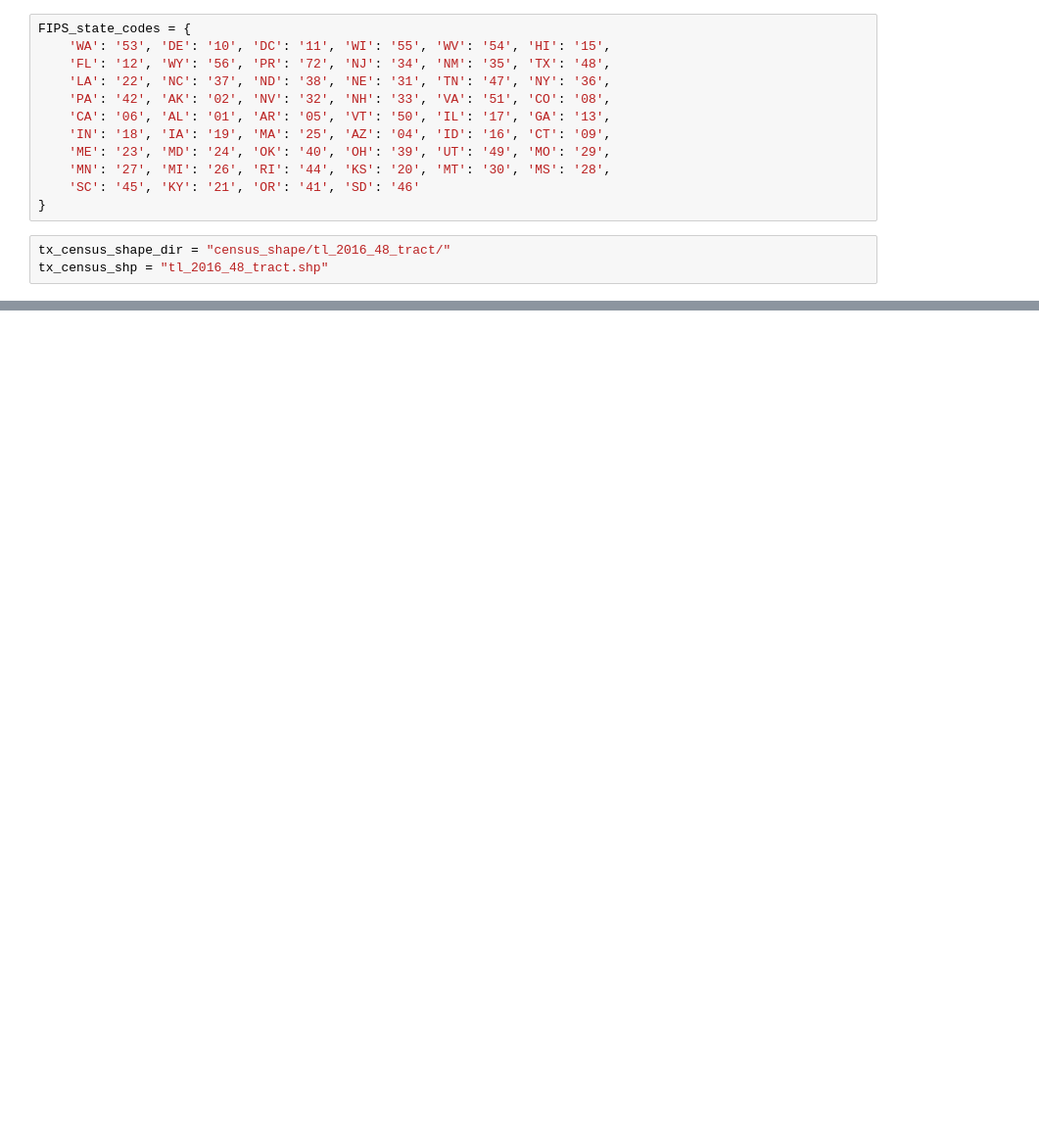
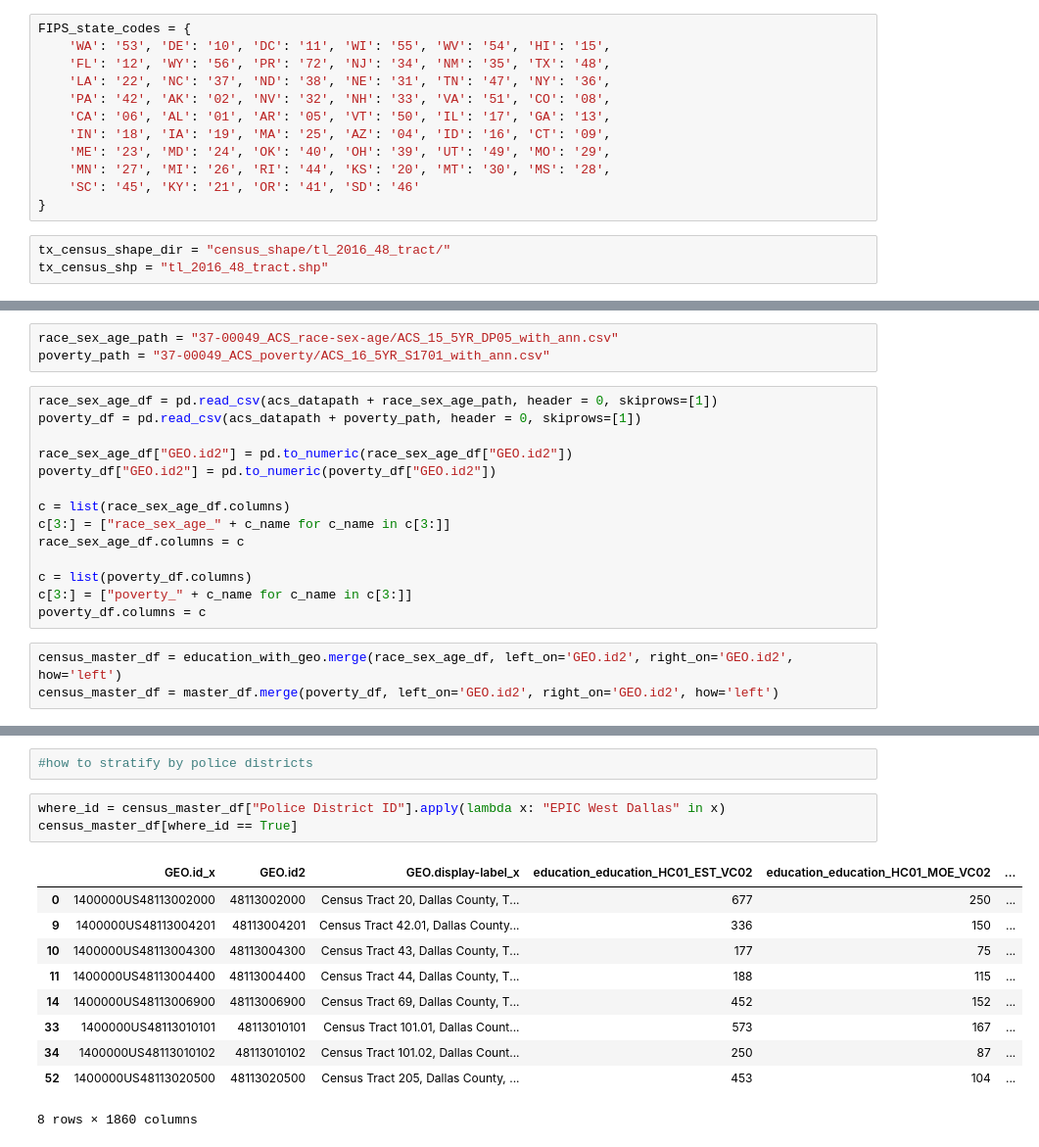
Before and after one commit to DSS-Housing/Kaggle-CPE, a Jupyter notebook: census_tract_automation.ipynb, the cells around one changed output, grey strips where cells are left out. Shown: that part at 98% size. Drawn from its saved outputs; the diff is of its cells as text; blank space fills up the shorter version.

Commit message:
census tract automation for dallas

```diff
--- a/census_tract_automation.ipynb
+++ b/census_tract_automation.ipynb
@@ -99,0 +154,20 @@ mapa
+# %%
+race_sex_age_path = "37-00049_ACS_race-sex-age/ACS_15_5YR_DP05_with_ann.csv"
+poverty_path = "37-00049_ACS_poverty/ACS_16_5YR_S1701_with_ann.csv"
+# %%
+race_sex_age_df = pd.read_csv(acs_datapath + race_sex_age_path, header = 0, skiprows=[1])
+poverty_df = pd.read_csv(acs_datapath + poverty_path, header = 0, skiprows=[1])
+
+race_sex_age_df["GEO.id2"] = pd.to_numeric(race_sex_age_df["GEO.id2"])
+poverty_df["GEO.id2"] = pd.to_numeric(poverty_df["GEO.id2"])
+
+c = list(race_sex_age_df.columns)
+c[3:] = ["race_sex_age_" + c_name for c_name in c[3:]]
+race_sex_age_df.columns = c
+
+c = list(poverty_df.columns)
+c[3:] = ["poverty_" + c_name for c_name in c[3:]]
+poverty_df.columns = c
+# %%
+census_master_df = education_with_geo.merge(race_sex_age_df, left_on='GEO.id2', right_on='GEO.id2', how='left')
+census_master_df = master_df.merge(poverty_df, left_on='GEO.id2', right_on='GEO.id2', how='left')
@@ -99,0 +184,16 @@ mapa
+# %%
+#how to stratify by police districts
+# %%
+where_id = census_master_df["Police District ID"].apply(lambda x: "EPIC West Dallas" in x)
+census_master_df[where_id == True]
+# %% [output]
+|  | GEO.id_x | GEO.id2 | GEO.display-label_x | education_education_HC01_EST_VC02 | education_education_HC01_MOE_VC02 | ... |
+| 0 | 1400000US48113002000 | 48113002000 | Census Tract 20, Dallas County, T... | 677 | 250 | ... |
+| 9 | 1400000US48113004201 | 48113004201 | Census Tract 42.01, Dallas County... | 336 | 150 | ... |
+| 10 | 1400000US48113004300 | 48113004300 | Census Tract 43, Dallas County, T... | 177 | 75 | ... |
+| 11 | 1400000US48113004400 | 48113004400 | Census Tract 44, Dallas County, T... | 188 | 115 | ... |
+| 14 | 1400000US48113006900 | 48113006900 | Census Tract 69, Dallas County, T... | 452 | 152 | ... |
+| 33 | 1400000US48113010101 | 48113010101 | Census Tract 101.01, Dallas Count... | 573 | 167 | ... |
+| 34 | 1400000US48113010102 | 48113010102 | Census Tract 101.02, Dallas Count... | 250 | 87 | ... |
+| 52 | 1400000US48113020500 | 48113020500 | Census Tract 205, Dallas County, ... | 453 | 104 | ... |
+8 rows × 1860 columns
```
Also changed, not shown: parts of 18 cells of this notebook.
